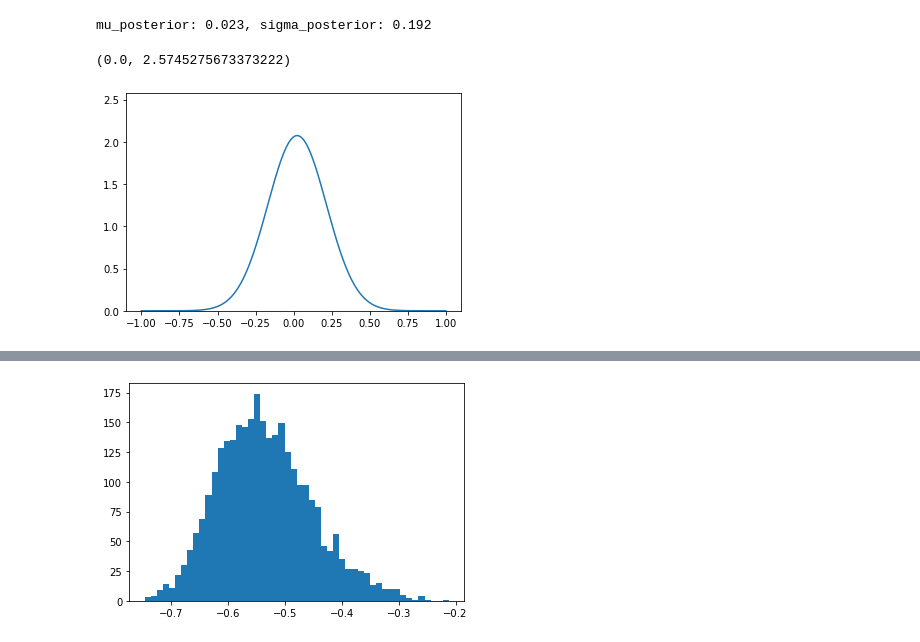
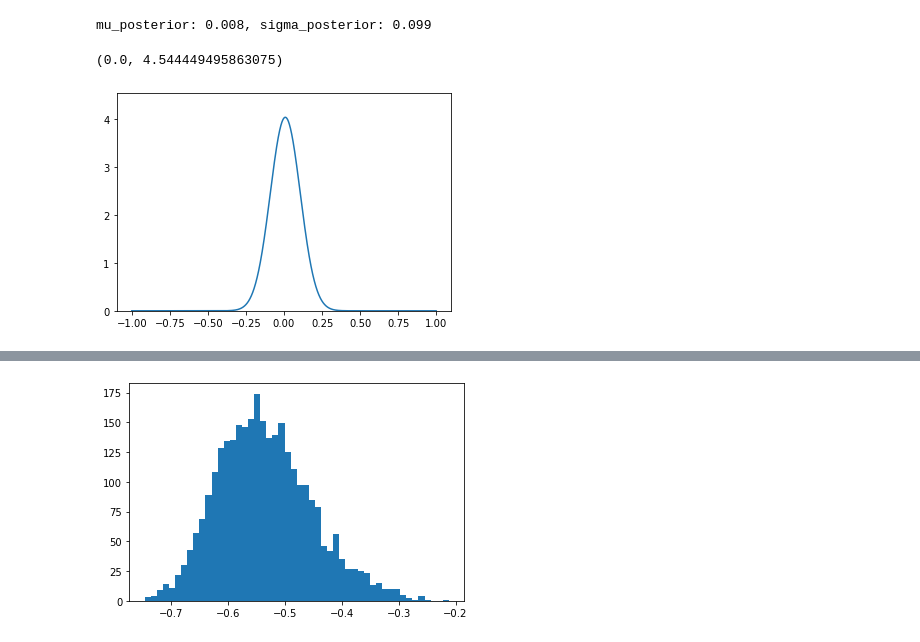
Before and after one commit to tripdancer0916/probabilistic-inference-rnn, a Jupyter notebook: jupyter/check_results.ipynb, the cells around one changed output, grey strips where cells are left out. Drawn from its saved outputs; the diff is of its cells as text; code cells hidden in the pictures.

```diff
--- a/jupyter/check_results.ipynb
+++ b/jupyter/check_results.ipynb
@@ -32,7 +29,7 @@ def make_signal(N, time_length, signal_length, mu, sigma):
         input_signals[i, :signal_length, 0] = signal
     return input_signals
 # %%
-config_path = '../cfg/posterior/8_1.cfg'
+config_path = '../cfg/posterior/7_1.cfg'
 with open(config_path, 'r') as f:
     cfg = yaml.safe_load(f)
 # %%
@@ -126,26 +139,26 @@ plt.savefig('figures/model_8_1_mu_0_sigma_1.0.png', dpi=200)
 # %%
 signal_mu = 0
-signal_sigma = 0.2
+signal_sigma = 0.1
 mu_prior = cfg['MODEL']['MU_PRIOR']
 sigma_prior = cfg['MODEL']['SIGMA_PRIOR']
 
 mu_posterior = ((signal_sigma ** 2) * mu_prior +
                         (sigma_prior ** 2) * signal_mu) / (sigma_prior ** 2 + signal_sigma ** 2)
 sigma_posterior = np.sqrt((signal_sigma ** 2)*(sigma_prior ** 2) / (sigma_prior ** 2 + signal_sigma ** 2) )
 print(f'mu_posterior: {mu_posterior:.3f}, sigma_posterior: {sigma_posterior:.3f}')
 
 def gauss(x, mu = 0, sigma = 1):
     return  np.exp(-((x - mu)**2) / (2*(sigma**2))) / (sigma*np.sqrt(2*np.pi))
 
 x = np.arange(-1, 1, 0.001)
 
 # グラフに描く関数
 f1 = gauss(x, mu=mu_posterior, sigma=sigma_posterior)
 # f1 = gauss(x, mu=mu_posterior, sigma=0.035)
 
 plt.plot(x, f1)
 plt.ylim([0, np.max(f1)+0.5])
 # %% [output]
-mu_posterior: 0.023, sigma_posterior: 0.192
+mu_posterior: 0.008, sigma_posterior: 0.099
-(0.0, 2.5745275673373222)
+(0.0, 4.544449495863075)
-[figure, old version]
+[figure, new version]
```
Also changed, not shown: parts of 12 cells of this notebook, 2 other files.
